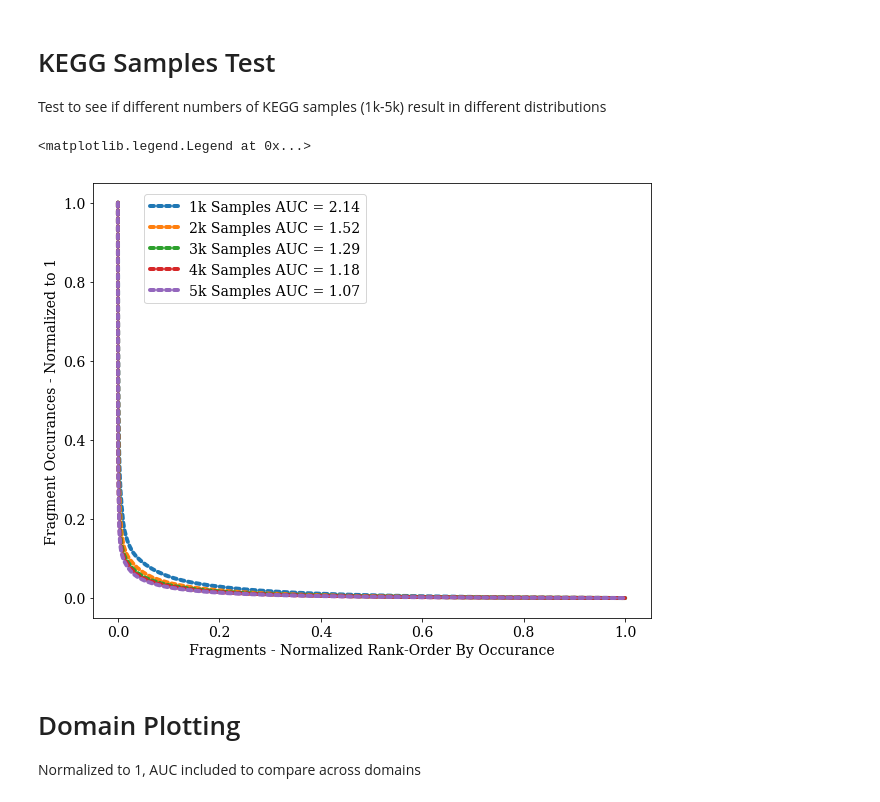
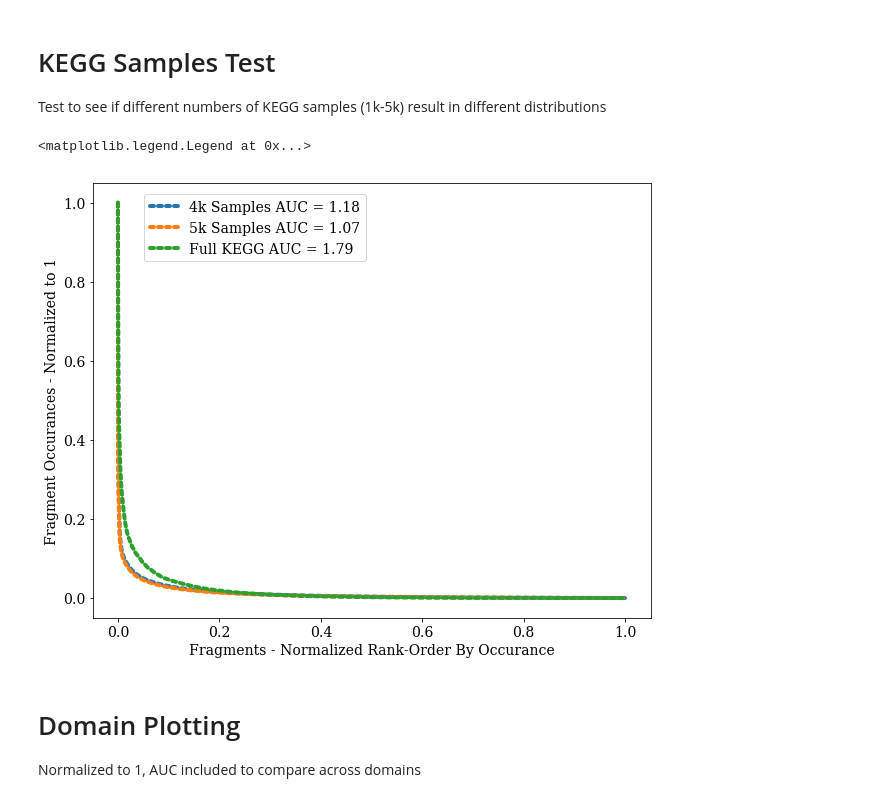
Before and after one commit to jfmalloy1/ChemAsLanguage, a Jupyter notebook: Fragments/fragment_plotting.ipynb, the cells around one changed output. Cells and saved outputs as stored; diff of their text form; code cells hidden in the pictures.

```diff
--- a/Fragments/fragment_plotting.ipynb
+++ b/Fragments/fragment_plotting.ipynb
@@ -37,37 +37,39 @@ twok_fp = "Biology/Data/KEGG_Samples/KEGG_fragments_2000cpds_occurances.csv"
 threek_fp = "Biology/Data/KEGG_Samples/KEGG_fragments_3000cpds_occurances.csv"
 fourk_fp = "Biology/Data/KEGG_Samples/KEGG_fragments_4000cpds_occurances.csv"
 fivek_fp = "Biology/Data/KEGG_Samples/KEGG_fragments_5000cpds_occurances.csv"
+all_fp = "Biology/Data/KEGG_Samples/KEGG_fragments_full_occurances.csv"
 sample_labels = {"Biology/Data/KEGG_Samples/KEGG_fragments_1000cpds_occurances.csv": "1k Samples",
                 "Biology/Data/KEGG_Samples/KEGG_fragments_2000cpds_occurances.csv": "2k Samples",
                 "Biology/Data/KEGG_Samples/KEGG_fragments_3000cpds_occurances.csv": "3k Samples",
                 "Biology/Data/KEGG_Samples/KEGG_fragments_4000cpds_occurances.csv": "4k Samples",
-                "Biology/Data/KEGG_Samples/KEGG_fragments_5000cpds_occurances.csv": "5k Samples"}
+                "Biology/Data/KEGG_Samples/KEGG_fragments_5000cpds_occurances.csv": "5k Samples",
+                "Biology/Data/KEGG_Samples/KEGG_fragments_full_occurances.csv": "Full KEGG"}
 # %%
 plt.rcParams.update({"font.size":14})
 plt.rcParams.update({"font.family":"serif"})
 
 plt.figure(figsize=(10,8))
-for fp in [onek_fp, twok_fp, threek_fp, fourk_fp, fivek_fp]:
+for fp in [fourk_fp, fivek_fp, all_fp]:
     df = pd.read_csv(fp)
     occurances = df["Occurances"].tolist()
 
     #x & y vals, all normalized to 1
     yvals = sorted(list(map(int, occurances)), reverse=True)
     yvals = minmax_scale(yvals) #Normalize yvals to 1
     xvals = np.linspace(0, 1, num=len(yvals))
 
     #AUC calculations
     area = np.trapz(yvals, dx=xvals[1])
 
     #NOTE: AUC MULTIPLIED BY 100
     plt.plot(xvals, yvals, linewidth=4, linestyle = "-", dashes=(1, 1.),
              dash_capstyle="round", label=sample_labels[fp] + " AUC = " + str(round(area*100,2)))
 plt.ylabel("Fragment Occurances - Normalized to 1")
 plt.xlabel("Fragments - Normalized Rank-Order By Occurance")
 plt.legend(bbox_to_anchor=(0.08, 0.99))
 # %% [output]
 <matplotlib.legend.Legend at 0x...>
-[figure, old version]
+[figure, new version]
 # %% [markdown]
 # Domain Plotting
 
```
Also changed, not shown: 3 other files.
